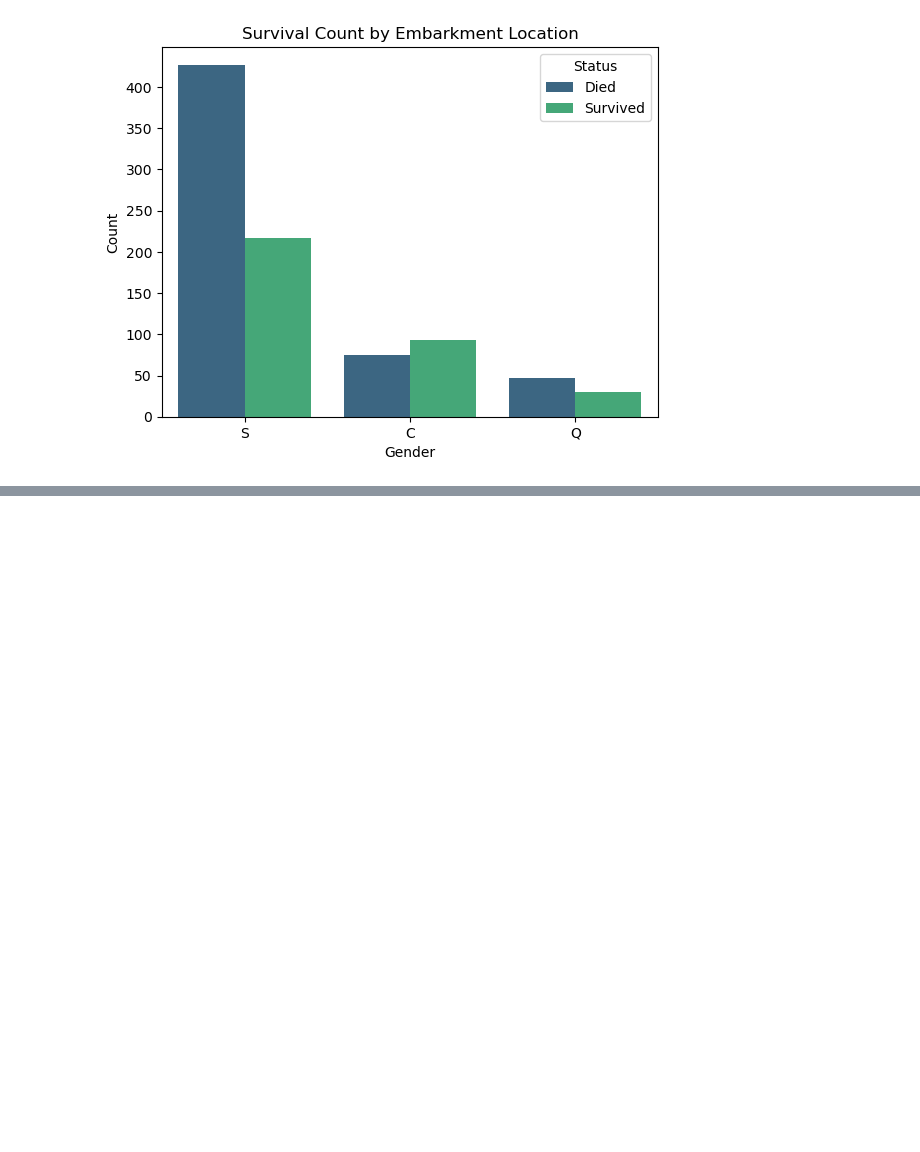
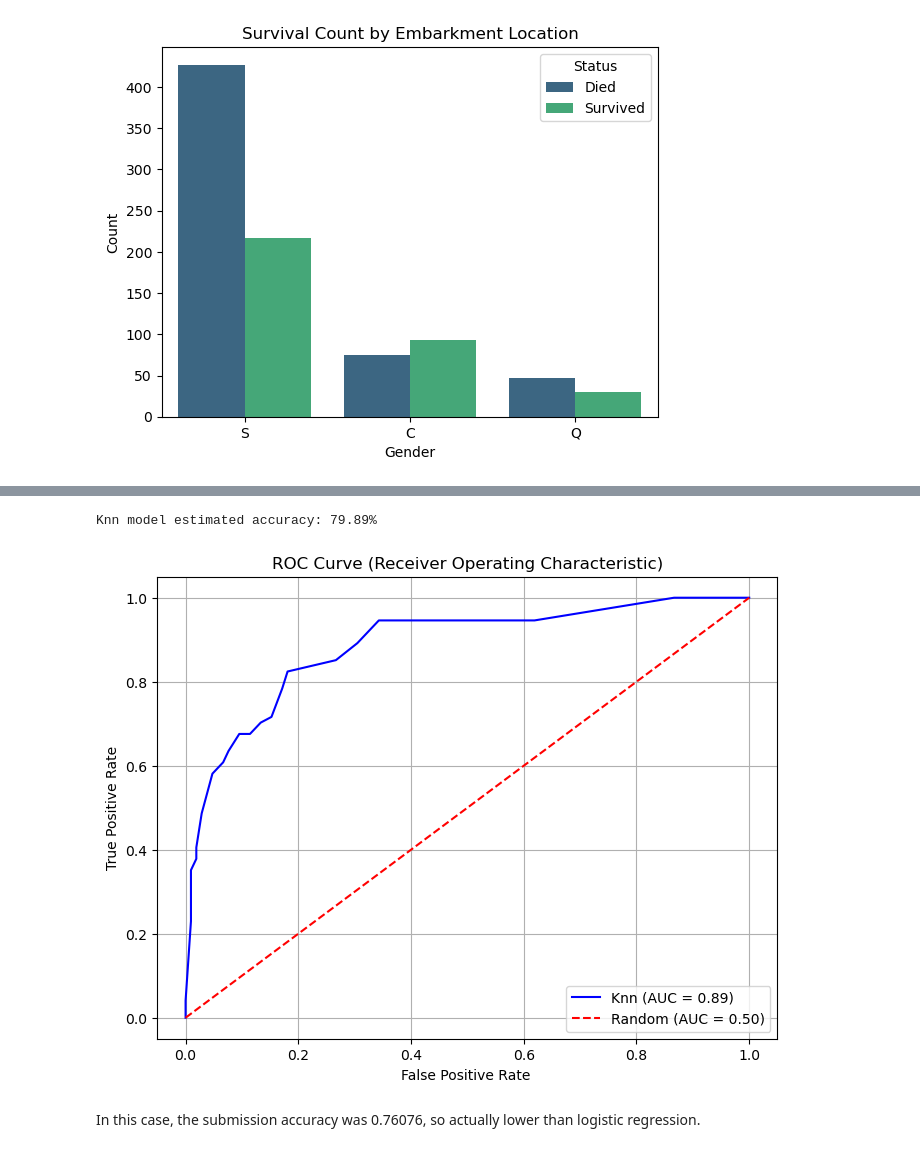
Before and after one commit to maria-barros-dotcom/titanic_prediction, a Jupyter notebook: notebook.ipynb, the cells around one changed output, grey strips where cells are left out. Saved outputs shown, nothing was run; the diff lists cells and outputs as text; code cells hidden in the pictures; blank space fills up the shorter version.

```diff
--- a/notebook.ipynb
+++ b/notebook.ipynb
@@ -404,0 +590,32 @@ Models to try:
+# %%
+knn_val_predictions = knn_model.predict(X_test)
+knn_accuracy= accuracy_score(y_test, knn_val_predictions)
+
+print(f"Knn model estimated accuracy: {knn_accuracy:.2%}")
+
+#Let's get the probabilities values so that we can compute the ROC
+knn_y_probs = knn_model.predict_proba(X_test)[:, 1]
+
+knn_fpr, knn_tpr, thresholds = roc_curve(y_test, knn_y_probs)
+knn_auc_score = roc_auc_score(y_test, knn_y_probs)
+
+
+plt.figure(figsize=(8, 6))
+plt.plot(knn_fpr, knn_tpr, color='blue', label=f'Knn (AUC = {knn_auc_score:.2f})')
+plt.plot([0, 1], [0, 1], color='red', linestyle='--', label='Random (AUC = 0.50)')
+plt.title('ROC Curve (Receiver Operating Characteristic)')
+plt.xlabel('False Positive Rate ')
+plt.ylabel('True Positive Rate')
+plt.legend(loc="lower right")
+plt.grid(True)
+plt.show()
+
+
+#testing predictions to submit
+knn_pred = pd.DataFrame({'PassengerId': test['PassengerId'], 'Survived': knn_model.predict(X_test_processed)})
+knn_pred.to_csv('knn_prediction.csv', index=False)
+# %% [output]
+Knn model estimated accuracy: 79.89%
+[figure, added]
+# %% [markdown]
+In this case, the submission accuracy was 0.76076, so actually lower than logistic regression.
```
Also changed, not shown: parts of 55 cells of this notebook.
